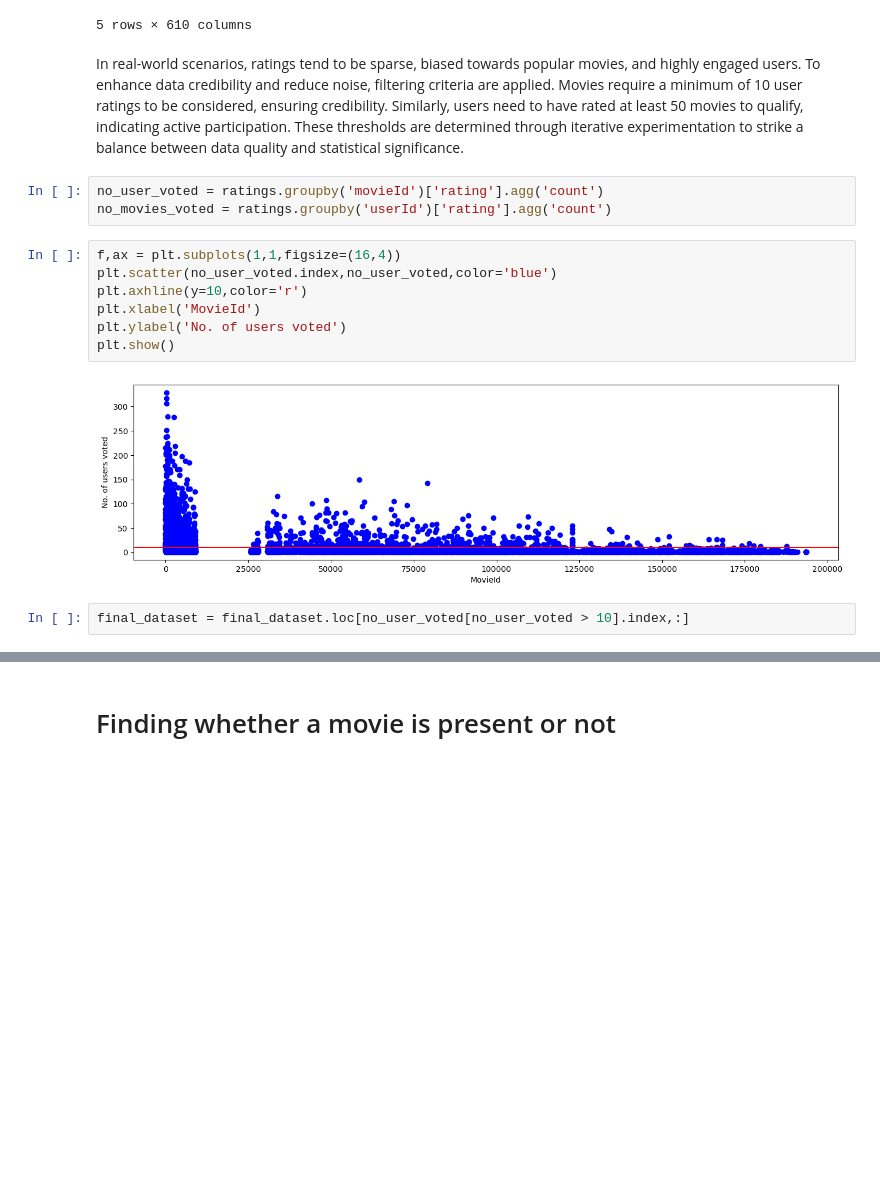
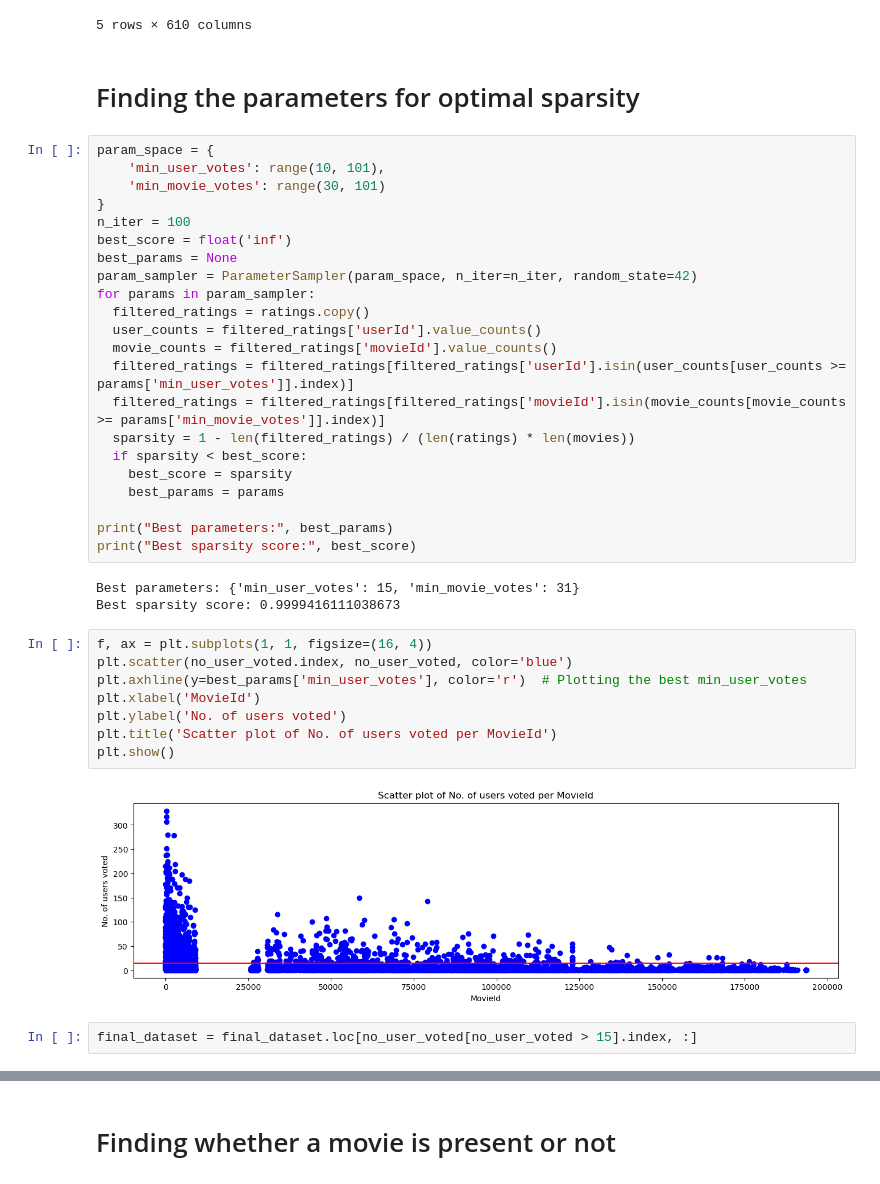
Before and after one commit to palash-kh/Movie-Recomendation-System, a Jupyter notebook: KNN_implementation.ipynb, the cells around one changed output, grey strips where cells are left out. Drawn from its saved outputs; the diff is of its cells as text; blank space fills up the shorter version.

Commit message:
Collaborative Filtering Approach

```diff
--- a/KNN_implementation.ipynb
+++ b/KNN_implementation.ipynb
@@ -71,20 +72,43 @@ final_dataset.head()
 | 4 | 0.0 | 0.0 | 0.0 | 0.0 | 0.0 | 3.0 | 0.0 | 0.0 | 0.0 | 0.0 | ... | ... |
 | 5 | 0.0 | 0.0 | 0.0 | 0.0 | 0.0 | 5.0 | 0.0 | 0.0 | 0.0 | 0.0 | ... | ... |
 5 rows × 610 columns
-# %% [markdown]
-In real-world scenarios, ratings tend to be sparse, biased towards popular movies, and highly engaged users. To enhance data credibility and reduce noise, filtering criteria are applied. Movies require a minimum of 10 user ratings to be considered, ensuring credibility. Similarly, users need to have rated at least 50 movies to qualify, indicating active participation. These thresholds are determined through iterative experimentation to strike a balance between data quality and statistical significance.
-# %%
-no_user_voted = ratings.groupby('movieId')['rating'].agg('count')
-no_movies_voted = ratings.groupby('userId')['rating'].agg('count')
+# %% [markdown]
+# Finding the parameters for optimal sparsity
+# %%
+param_space = {
+    'min_user_votes': range(10, 101),
+    'min_movie_votes': range(30, 101)
+}
+n_iter = 100
+best_score = float('inf')
+best_params = None
+param_sampler = ParameterSampler(param_space, n_iter=n_iter, random_state=42)
+for params in param_sampler:
+  filtered_ratings = ratings.copy()
+  user_counts = filtered_ratings['userId'].value_counts()
+  movie_counts = filtered_ratings['movieId'].value_counts()
+  filtered_ratings = filtered_ratings[filtered_ratings['userId'].isin(user_counts[user_counts >= params['min_user_votes']].index)]
+  filtered_ratings = filtered_ratings[filtered_ratings['movieId'].isin(movie_counts[movie_counts >= params['min_movie_votes']].index)]
+  sparsity = 1 - len(filtered_ratings) / (len(ratings) * len(movies))
+  if sparsity < best_score:
+    best_score = sparsity
+    best_params = params
+
+print("Best parameters:", best_params)
+print("Best sparsity score:", best_score)
+# %% [output]
+Best parameters: {'min_user_votes': 15, 'min_movie_votes': 31}
+Best sparsity score: 0.9999416111038673
 # %%
-f,ax = plt.subplots(1,1,figsize=(16,4))
-plt.scatter(no_user_voted.index,no_user_voted,color='blue')
-plt.axhline(y=10,color='r')
+f, ax = plt.subplots(1, 1, figsize=(16, 4))
+plt.scatter(no_user_voted.index, no_user_voted, color='blue')
+plt.axhline(y=best_params['min_user_votes'], color='r')  # Plotting the best min_user_votes
 plt.xlabel('MovieId')
 plt.ylabel('No. of users voted')
+plt.title('Scatter plot of No. of users voted per MovieId')
 plt.show()
 # %% [output]
-[figure, old version]
+[figure, new version]
 # %%
-final_dataset = final_dataset.loc[no_user_voted[no_user_voted > 10].index,:]
+final_dataset = final_dataset.loc[no_user_voted[no_user_voted > 15].index, :]
 # %%
```
Also changed, not shown: parts of 6 cells of this notebook.
